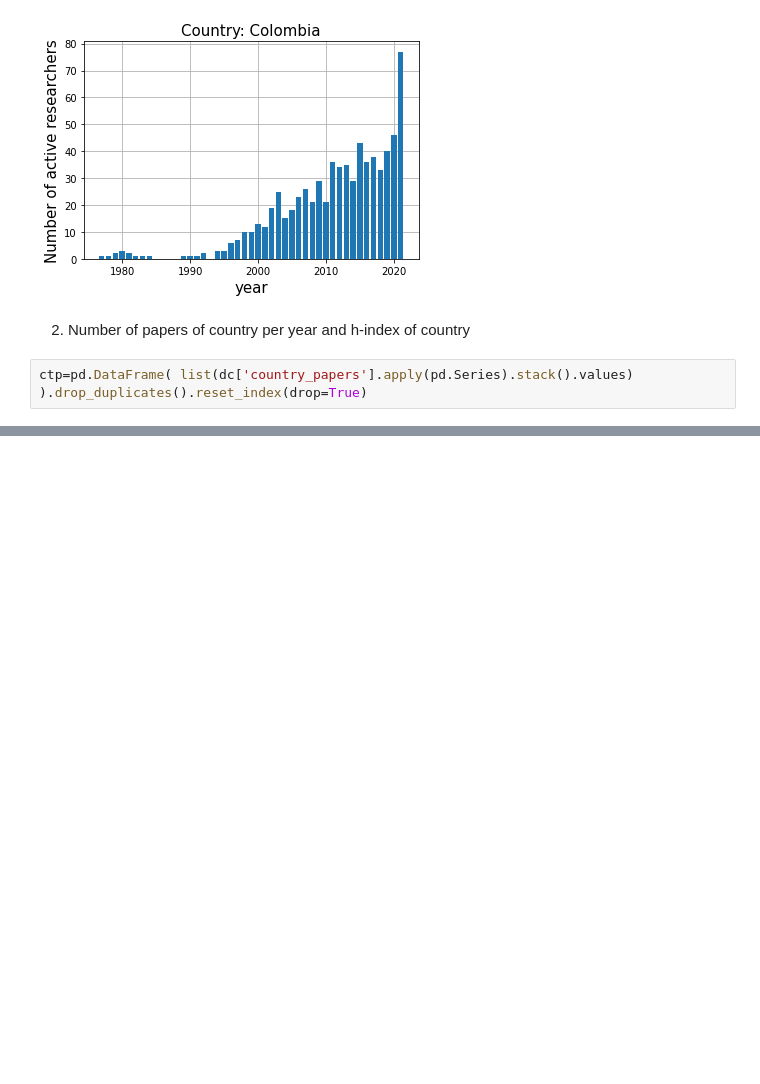
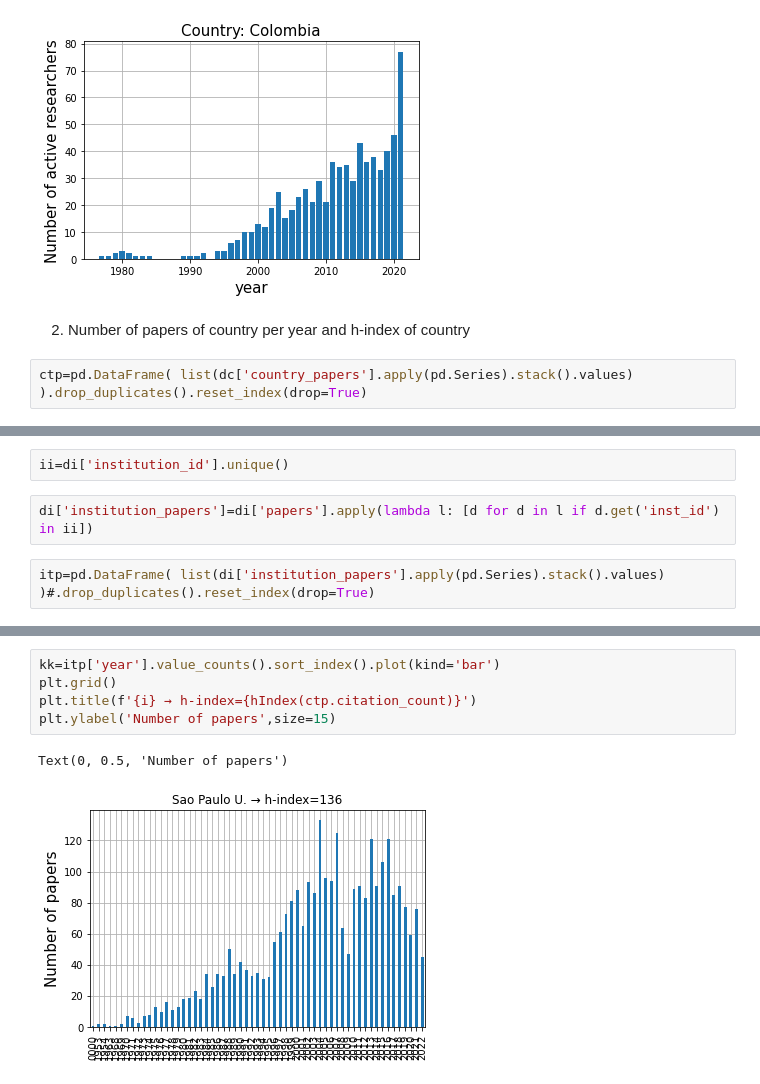
Before and after one commit to restrepo/inspire, a Jupyter notebook: LA_Analysis.ipynb, the cells around one changed output, grey strips where cells are left out. Cells and saved outputs as stored; diff of their text form; blank space fills up the shorter version.

```diff
--- a/LA_Analysis.ipynb
+++ b/LA_Analysis.ipynb
@@ -66,0 +157,6 @@ Text(0, 0.5, 'Number of papers')
+# %%
+ii=di['institution_id'].unique()
+# %%
+di['institution_papers']=di['papers'].apply(lambda l: [d for d in l if d.get('inst_id') in ii])
+# %%
+itp=pd.DataFrame( list(di['institution_papers'].apply(pd.Series).stack().values) )#.drop_duplicates().reset_index(drop=True)
@@ -66,0 +168,8 @@ Text(0, 0.5, 'Number of papers')
+# %%
+kk=itp['year'].value_counts().sort_index().plot(kind='bar')
+plt.grid()
+plt.title(f'{i} → h-index={hIndex(ctp.citation_count)}')
+plt.ylabel('Number of papers',size=15)
+# %% [output]
+Text(0, 0.5, 'Number of papers')
+[figure, added]
```
Also changed, not shown: parts of 20 cells of this notebook, 1 other file.
